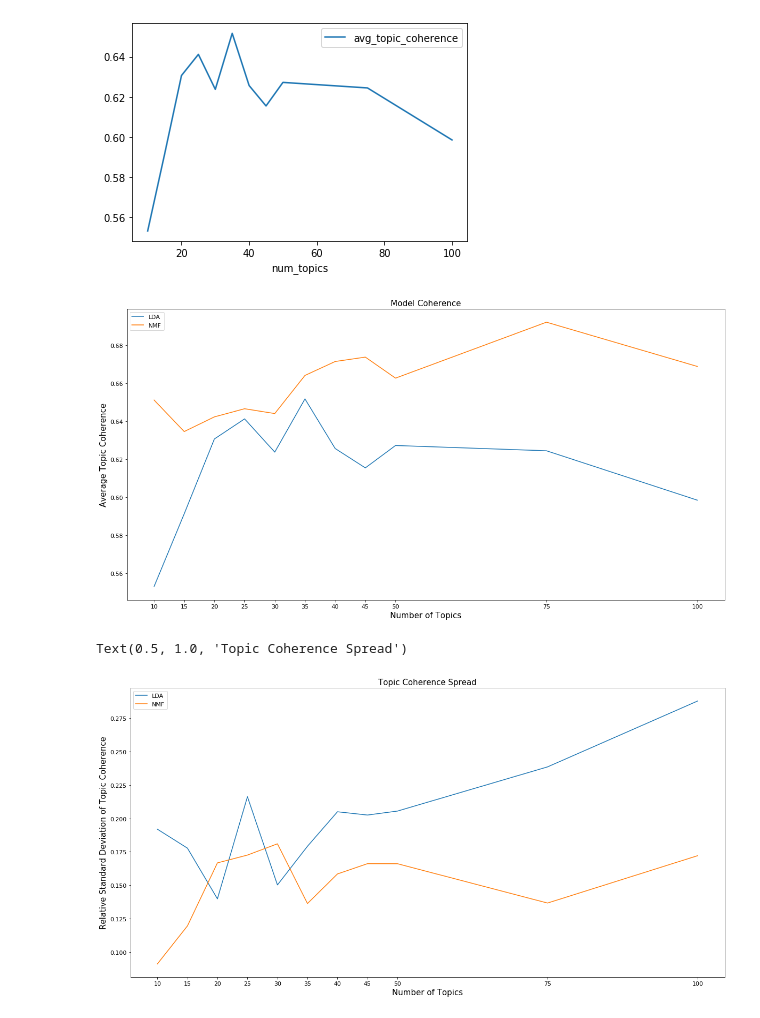
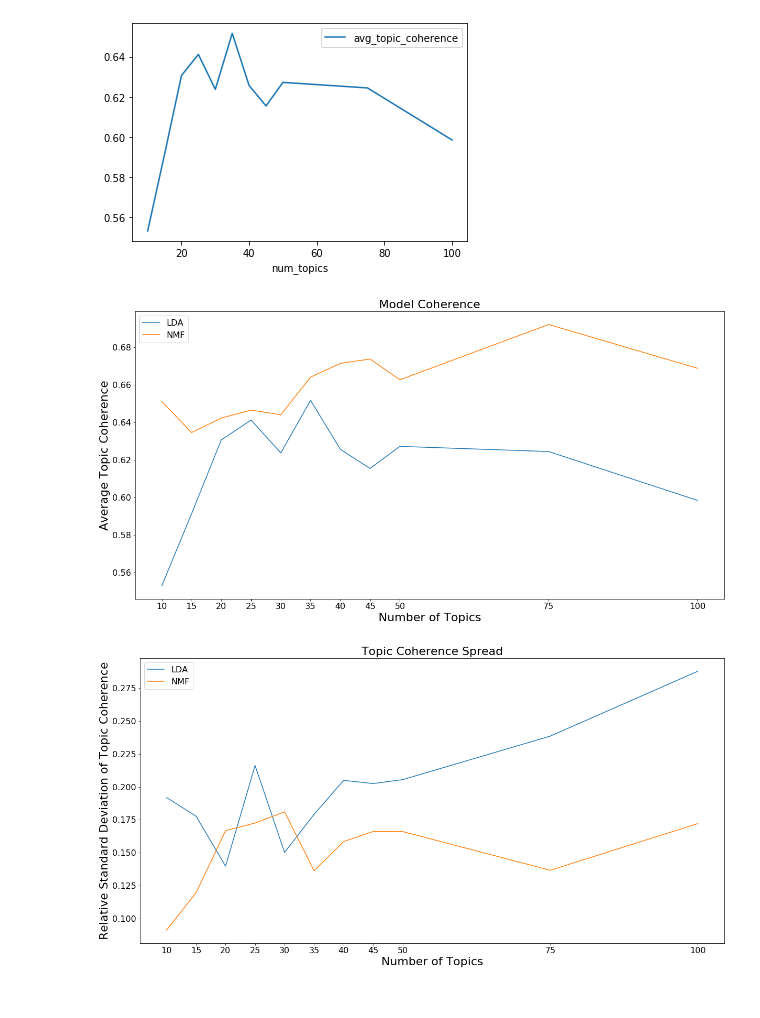
Before and after one commit to kmirijan/ML-COVID-CORD, a Jupyter notebook: Streamline_Modeling.ipynb, the cells around one changed output. Cells and saved outputs as stored; diff of their text form; code cells hidden in the pictures.

Commit message:
Fix Images

```diff
--- a/Streamline_Modeling.ipynb
+++ b/Streamline_Modeling.ipynb
@@ -403,29 +403,29 @@ models_full_df = models_df[models_df['abs_or_full'] == 'full']
 # %%
 lda_models = models_full_df[models_df['model_type'] == 'lda']
 nmf_models = models_full_df[models_df['model_type'] == 'nmf']
 
 plt.figure(figsize=(20,10))
 plt.plot(lda_models['num_topics'], lda_models['avg_topic_coherence'])
 plt.plot(nmf_models['num_topics'], nmf_models['avg_topic_coherence'])
 plt.legend(['LDA', 'NMF'], loc='upper left')
 plt.xticks(NUM_TOPICS_LIST)
 plt.xlabel('Number of Topics')
 plt.ylabel('Average Topic Coherence')
 plt.title('Model Coherence')
 
-SMALL_SIZE = 11
-MEDIUM_SIZE = 15
+SMALL_SIZE = 16
+MEDIUM_SIZE = 22
 
 plt.rc('font', size=SMALL_SIZE)          # controls default text sizes
 plt.rc('axes', titlesize=MEDIUM_SIZE)     # fontsize of the axes title
 plt.rc('axes', labelsize=MEDIUM_SIZE)    # fontsize of the x and y labels
 plt.rc('xtick', labelsize=SMALL_SIZE)    # fontsize of the tick labels
 plt.rc('ytick', labelsize=SMALL_SIZE)    # fontsize of the tick labels
 plt.rc('legend', fontsize=SMALL_SIZE)    # legend fontsize
 
 plt.savefig('images/model_coherence.png')
 # %% [output]
-[figure, old version]
+[figure, new version]
 # %%
 lda_models = models_full_df[models_df['model_type'] == 'lda']
 nmf_models = models_full_df[models_df['model_type'] == 'nmf']
@@ -438,6 +438,7 @@ plt.xticks(NUM_TOPICS_LIST)
 plt.xlabel('Number of Topics')
 plt.ylabel('Relative Standard Deviation of Topic Coherence')
 plt.title('Topic Coherence Spread')
+
+plt.savefig('images/topic_coherence_spread.png')
 # %% [output]
-Text(0.5, 1.0, 'Topic Coherence Spread')
-[figure, old version]
+[figure, new version]
```
Also changed, not shown: parts of 1 cell of this notebook, 3 other files.
